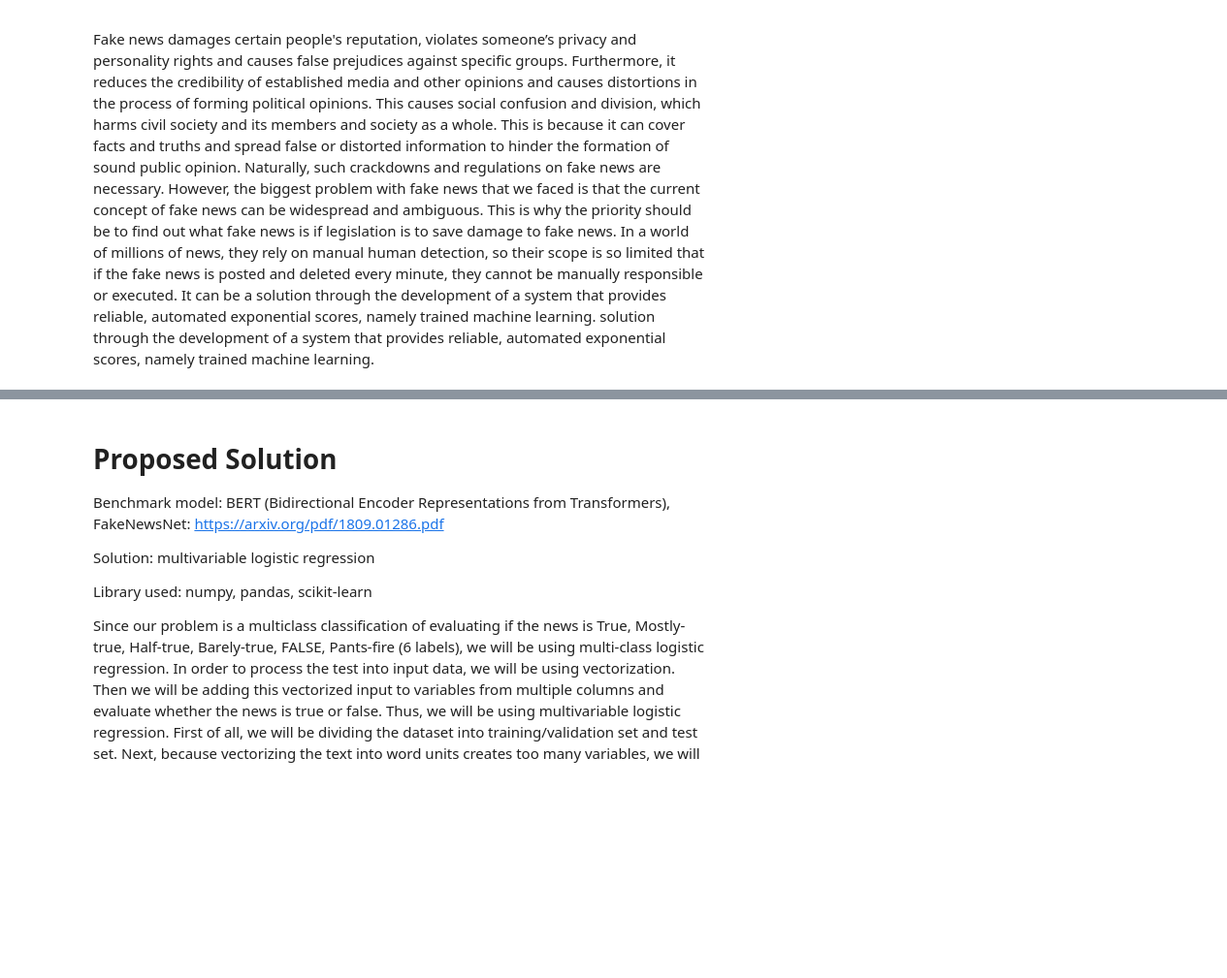
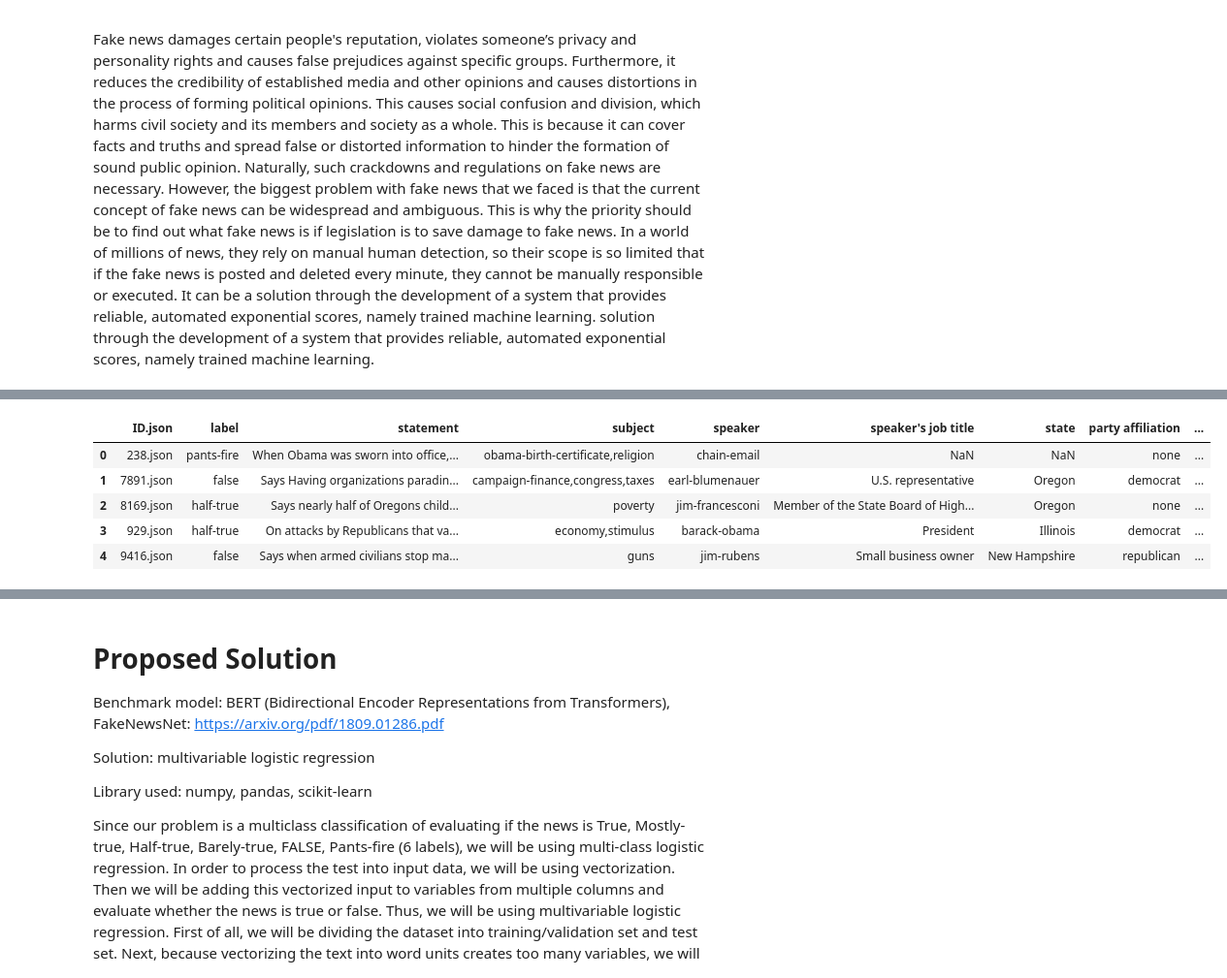
Before and after one commit to COGS118A/Group011-Wi23, a Jupyter notebook: FinalProjectGroup011-Wi23.ipynb, the cells around one changed output, grey strips where cells are left out. Shown at 97% size. Cells and saved outputs as stored; diff of their text form; code cells hidden in the pictures; blank space fills up the shorter version.

```diff
--- a/FinalProjectGroup011-Wi23.ipynb
+++ b/FinalProjectGroup011-Wi23.ipynb
@@ -134,0 +155,9 @@ LIAR dataset and the politifact and gossipcop datasets all contain information r
+# %%
+valid_data.head()
+# %% [output]
+|  | ID.json | label | statement | subject | speaker | speaker's job title | state | party affiliation | ... |
+| 0 | 238.json | pants-fire | When Obama was sworn into office,... | obama-birth-certificate,religion | chain-email | NaN | NaN | none | ... |
+| 1 | 7891.json | false | Says Having organizations paradin... | campaign-finance,congress,taxes | earl-blumenauer | U.S. representative | Oregon | democrat | ... |
+| 2 | 8169.json | half-true | Says nearly half of Oregons child... | poverty | jim-francesconi | Member of the State Board of High... | Oregon | none | ... |
+| 3 | 929.json | half-true | On attacks by Republicans that va... | economy,stimulus | barack-obama | President | Illinois | democrat | ... |
+| 4 | 9416.json | false | Says when armed civilians stop ma... | guns | jim-rubens | Small business owner | New Hampshire | republican | ... |
```
Also changed, not shown: parts of 17 cells of this notebook.
